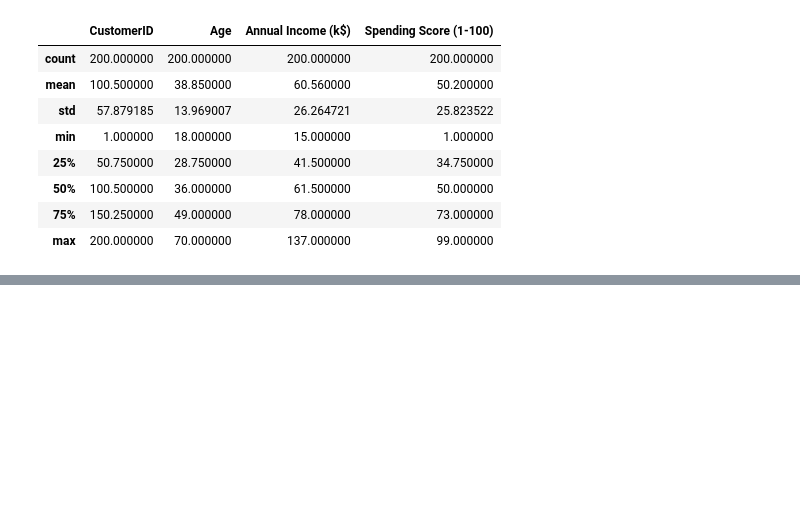
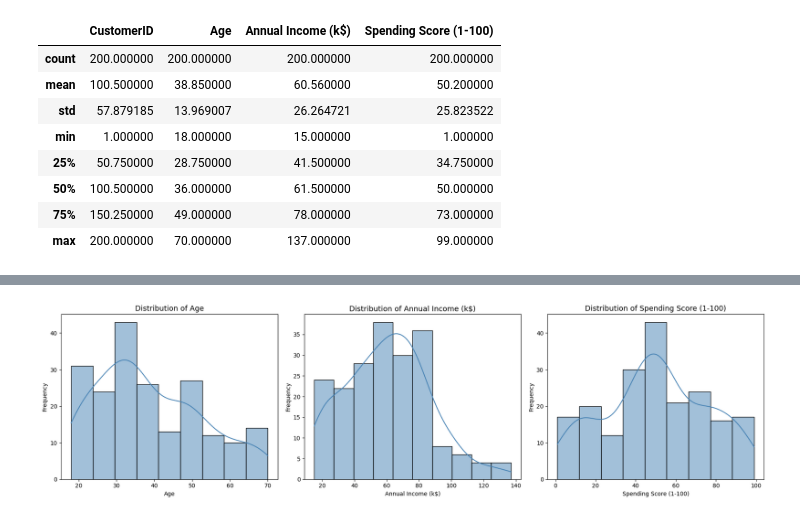
Before and after one commit to Safa30/CSE475_Machine_Learning, a Jupyter notebook: Lab/lab_2/Lab2_Unsupervised_Learning.ipynb, the cells around one changed output, grey strips where cells are left out. Drawn from its saved outputs; the diff is of its cells as text; code cells hidden in the pictures; blank space fills up the shorter version.

```diff
--- a/Lab/lab_2/Lab2_Unsupervised_Learning.ipynb
+++ b/Lab/lab_2/Lab2_Unsupervised_Learning.ipynb
@@ -227,0 +116,22 @@ print("WCSS and Silhouette Scores calculated for K-Means.")
+# %%
+fig, ax = plt.subplots(1, 3, figsize=(18, 5))
+
+sns.histplot(df['Age'], kde=True, ax=ax[0], color='steelblue')
+ax[0].set_title('Distribution of Age', fontsize=13)
+ax[0].set_xlabel('Age')
+ax[0].set_ylabel('Frequency')
+
+sns.histplot(df['Annual Income (k$)'], kde=True, ax=ax[1], color='steelblue')
+ax[1].set_title('Distribution of Annual Income (k$)', fontsize=13)
+ax[1].set_xlabel('Annual Income (k$)')
+ax[1].set_ylabel('Frequency')
+
+sns.histplot(df['Spending Score (1-100)'], kde=True, ax=ax[2], color='steelblue')
+ax[2].set_title('Distribution of Spending Score (1-100)', fontsize=13)
+ax[2].set_xlabel('Spending Score (1-100)')
+ax[2].set_ylabel('Frequency')
+
+plt.tight_layout()
+plt.show()
+# %% [output]
+[figure, added]
```
Also changed, not shown: parts of 45 cells of this notebook.
